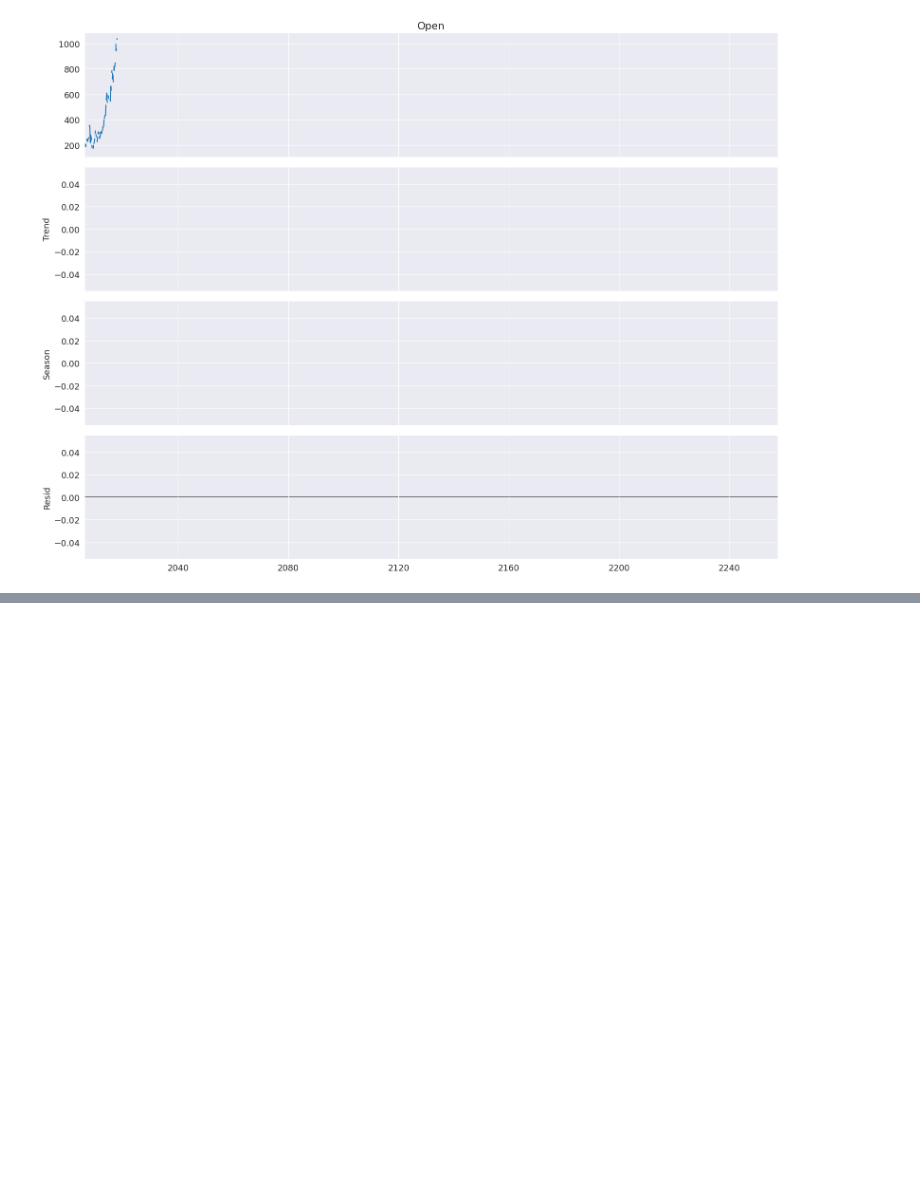
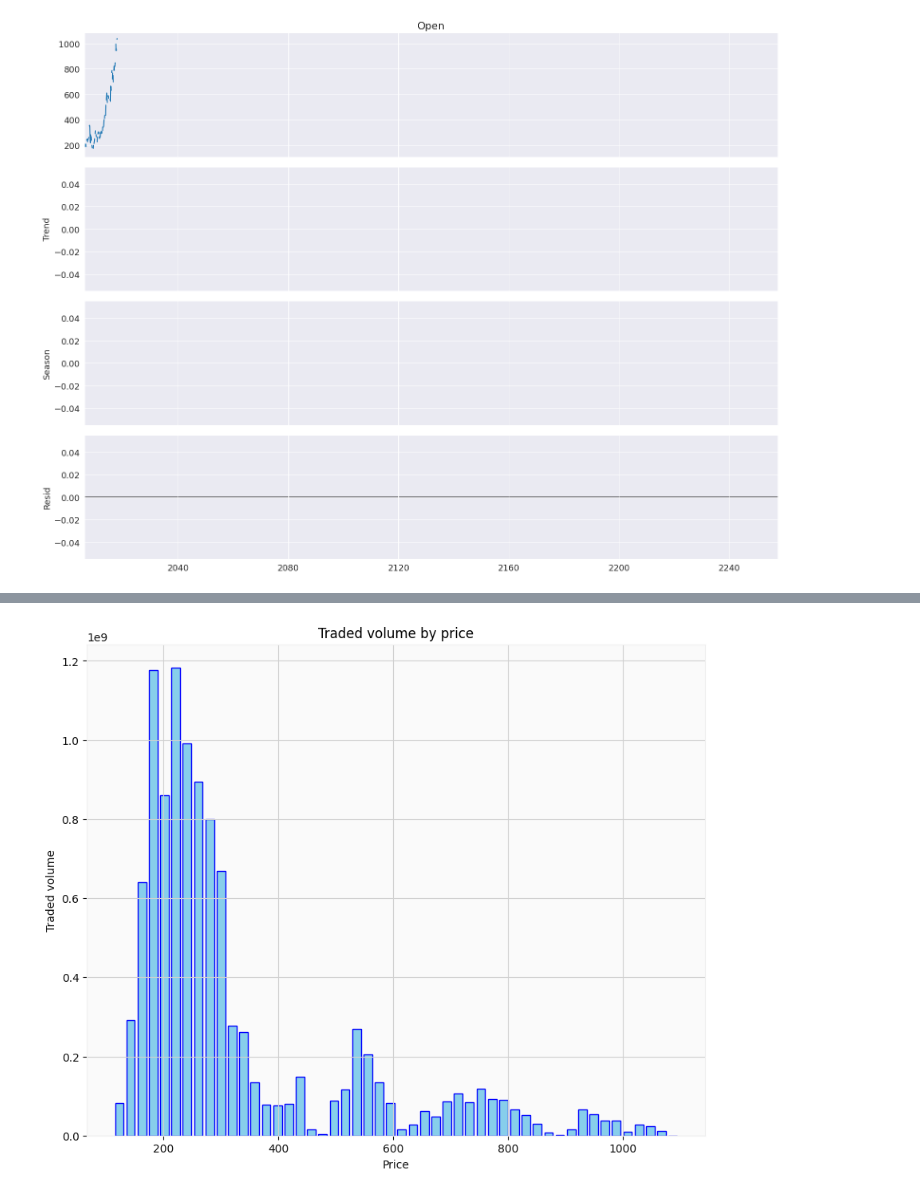
Before and after one commit to irene-fagnani/ADAML-project2, a Jupyter notebook: Code.ipynb, the cells around one changed output, grey strips where cells are left out. Cells and saved outputs as stored; diff of their text form; code cells hidden in the pictures; blank space fills up the shorter version.

```diff
--- a/Code.ipynb
+++ b/Code.ipynb
@@ -102,0 +136,31 @@ fig = res.plot()
+# %%
+import numpy as np
+
+num_bins = 50 # Number of bins
+
+# Define price bins based on high and low price
+price_min = data['Low'].min()
+price_max = data['High'].max()
+bins = np.linspace(price_min, price_max, num_bins)
+
+# Calculate the midpoints of the bins for plotting
+
+# Calculate the volume in each price bin
+volume_by_price = np.zeros(len(bins))
+
+for i in range(len(bins)-1):
+    mask = (Close >= bins[i]) & (Close < bins[i + 1])
+    volume_by_price[i] = Volume[mask].sum()
+
+# Plotting
+fig, ax = plt.subplots(figsize=(10, 8))
+
+# Create a horizontal bar chart for volume by price
+ax.bar(bins, volume_by_price, align='center', color='skyblue', edgecolor='blue', width=15)
+ax.set_xlabel('Price')
+ax.set_ylabel('Traded volume')
+ax.set_title('Traded volume by price')
+
+plt.show()
+# %% [output]
+[figure, added]
```
Also changed, not shown: parts of 3 cells of this notebook.
